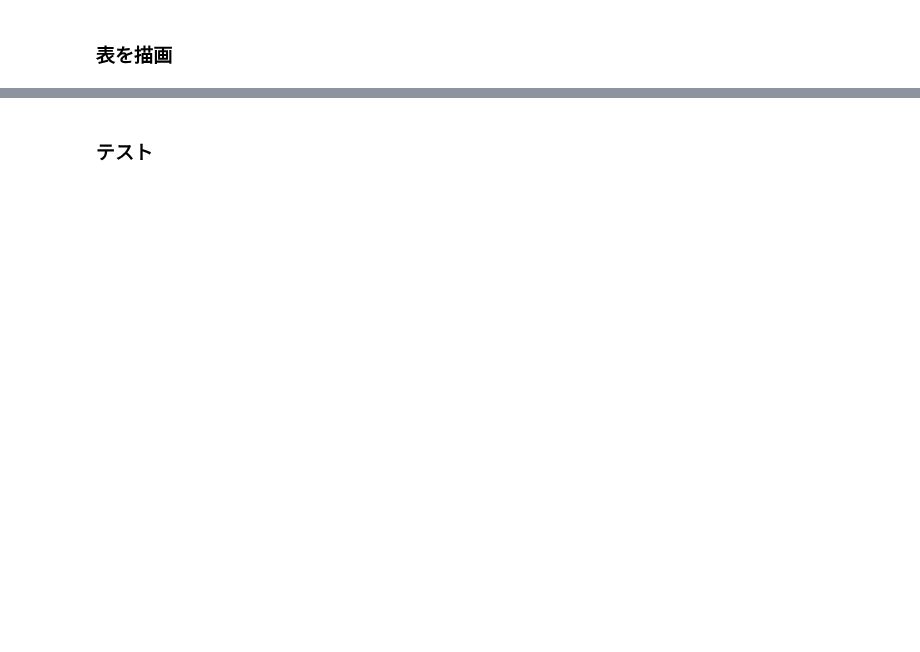
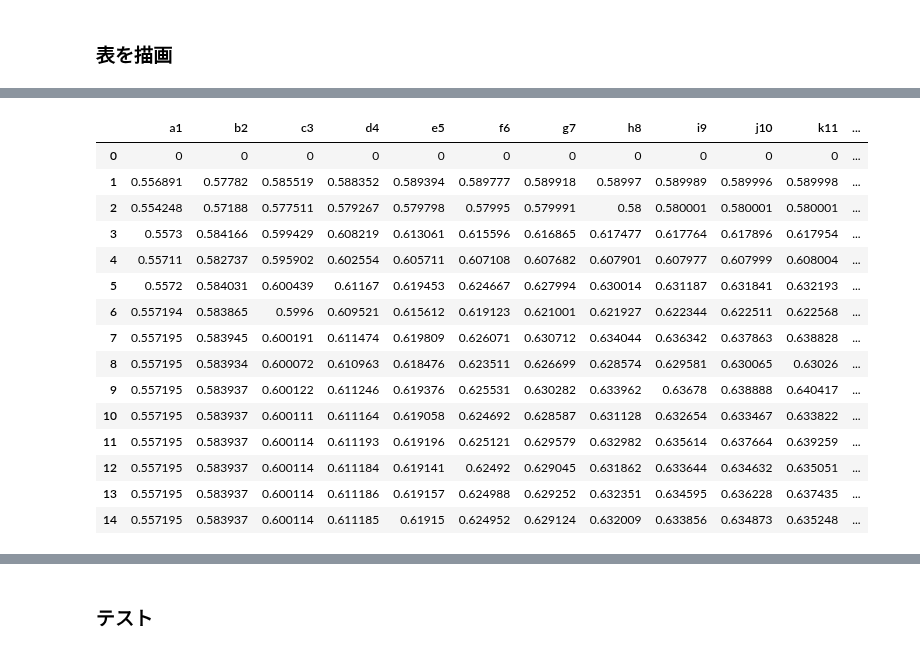
Before and after one commit to k33asby/opinion-aggregation-experiment, a Jupyter notebook: py/simulation.ipynb, the cells around one changed output, grey strips where cells are left out. Cells and saved outputs as stored; diff of their text form; code cells hidden in the pictures; blank space fills up the shorter version.

```diff
--- a/py/simulation.ipynb
+++ b/py/simulation.ipynb
@@ -485,2 +525,19 @@ lambda_poisson = 1
 # %%
-# m2_df.style.highlight_max()
+m2_df.style.highlight_max()
+# %% [output]
+|  | a1 | b2 | c3 | d4 | e5 | f6 | g7 | h8 | i9 | j10 | k11 | ... |
+| 0 | 0 | 0 | 0 | 0 | 0 | 0 | 0 | 0 | 0 | 0 | 0 | ... |
+| 1 | 0.556891 | 0.57782 | 0.585519 | 0.588352 | 0.589394 | 0.589777 | 0.589918 | 0.58997 | 0.589989 | 0.589996 | 0.589998 | ... |
+| 2 | 0.554248 | 0.57188 | 0.577511 | 0.579267 | 0.579798 | 0.57995 | 0.579991 | 0.58 | 0.580001 | 0.580001 | 0.580001 | ... |
+| 3 | 0.5573 | 0.584166 | 0.599429 | 0.608219 | 0.613061 | 0.615596 | 0.616865 | 0.617477 | 0.617764 | 0.617896 | 0.617954 | ... |
+| 4 | 0.55711 | 0.582737 | 0.595902 | 0.602554 | 0.605711 | 0.607108 | 0.607682 | 0.607901 | 0.607977 | 0.607999 | 0.608004 | ... |
+| 5 | 0.5572 | 0.584031 | 0.600439 | 0.61167 | 0.619453 | 0.624667 | 0.627994 | 0.630014 | 0.631187 | 0.631841 | 0.632193 | ... |
+| 6 | 0.557194 | 0.583865 | 0.5996 | 0.609521 | 0.615612 | 0.619123 | 0.621001 | 0.621927 | 0.622344 | 0.622511 | 0.622568 | ... |
+| 7 | 0.557195 | 0.583945 | 0.600191 | 0.611474 | 0.619809 | 0.626071 | 0.630712 | 0.634044 | 0.636342 | 0.637863 | 0.638828 | ... |
+| 8 | 0.557195 | 0.583934 | 0.600072 | 0.610963 | 0.618476 | 0.623511 | 0.626699 | 0.628574 | 0.629581 | 0.630065 | 0.63026 | ... |
+| 9 | 0.557195 | 0.583937 | 0.600122 | 0.611246 | 0.619376 | 0.625531 | 0.630282 | 0.633962 | 0.63678 | 0.638888 | 0.640417 | ... |
+| 10 | 0.557195 | 0.583937 | 0.600111 | 0.611164 | 0.619058 | 0.624692 | 0.628587 | 0.631128 | 0.632654 | 0.633467 | 0.633822 | ... |
+| 11 | 0.557195 | 0.583937 | 0.600114 | 0.611193 | 0.619196 | 0.625121 | 0.629579 | 0.632982 | 0.635614 | 0.637664 | 0.639259 | ... |
+| 12 | 0.557195 | 0.583937 | 0.600114 | 0.611184 | 0.619141 | 0.62492 | 0.629045 | 0.631862 | 0.633644 | 0.634632 | 0.635051 | ... |
+| 13 | 0.557195 | 0.583937 | 0.600114 | 0.611186 | 0.619157 | 0.624988 | 0.629252 | 0.632351 | 0.634595 | 0.636228 | 0.637435 | ... |
+| 14 | 0.557195 | 0.583937 | 0.600114 | 0.611185 | 0.61915 | 0.624952 | 0.629124 | 0.632009 | 0.633856 | 0.634873 | 0.635248 | ... |
```
Also changed, not shown: parts of 7 cells of this notebook.
